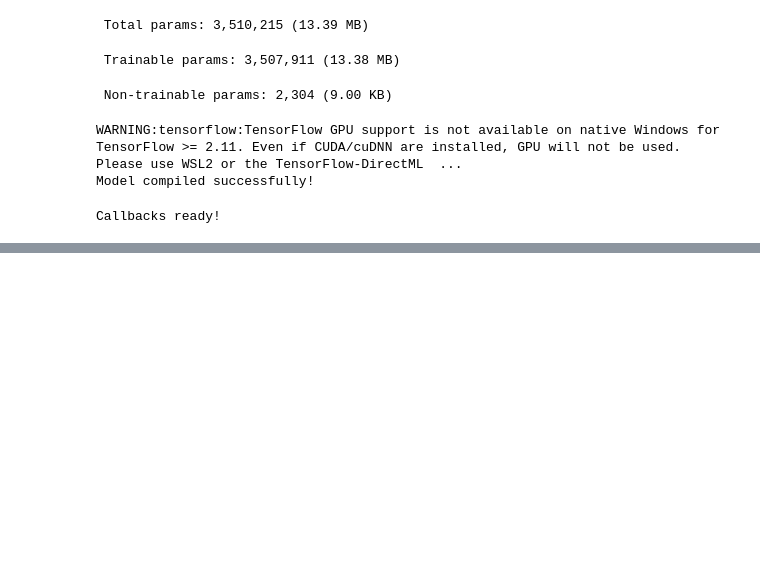
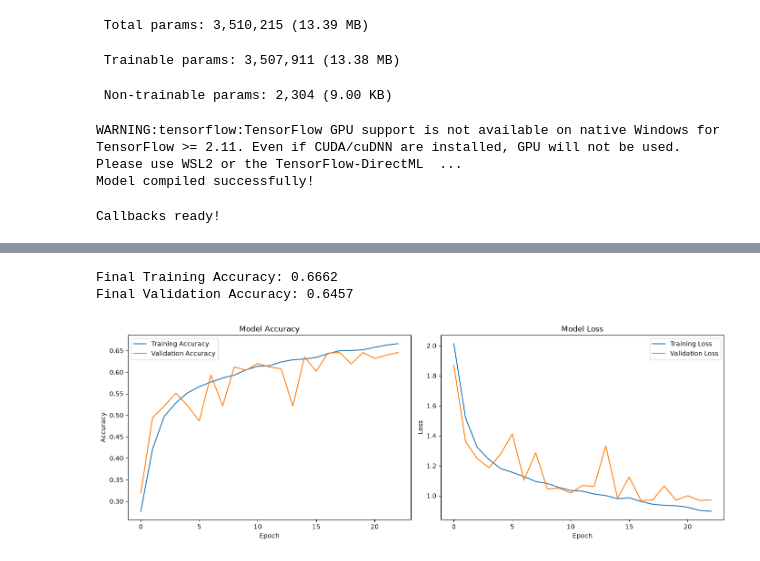
Before and after one commit to VDewMin/FaceEmo, a Jupyter notebook: notebooks/03_model.ipynb, the cells around one changed output, grey strips where cells are left out. Drawn from its saved outputs; the diff is of its cells as text; code cells hidden in the pictures; blank space fills up the shorter version.

Commit message:
added data augmentation, fixed overfitting - val accuracy 64%

```diff
--- a/notebooks/03_model.ipynb
+++ b/notebooks/03_model.ipynb
@@ -21,6 +21,16 @@ Data loaded successfully!
 X_train shape: (28709, 48, 48, 1)
 y_train shape: (28709, 7)
 # %%
+from tensorflow.keras.preprocessing.image import ImageDataGenerator
+
+augmentation = ImageDataGenerator(
+    rotation_range = 10,                # Randomly rotate images by up to 10 degrees
+    width_shift_range = 0.1,            # Randomly shift images horizontally
+    height_shift_range = 0.1,           # randomly shift images vertically
+    horizontal_flip = True,             # Randomly flip images left-right
+    zoom_range = 0.1                    # randiomly zoom in slightly
+)
+
 model = Sequential([
     #First convolutional block
     #64 filters, each 3x3 pixels, looks for basic fatures like edges
@@ -127,10 +137,9 @@ Callbacks ready!
 #Train the model
 
 history = model.fit(
-    X_train, y_train,
-    epochs=50,                       #maximum num of training rounds
-    batch_size=64,                  # num of images processed at once
-    validation_split=0.2,            #use 20% of training data for validation
+    augmentation.flow(X_train, y_train, batch_size=64),      #batch_size=64, num of images processed at once
+    epochs=50,                                               #maximum num of training rounds
+    validation_data=(X_test, y_test),                            #use 20% of training data for validation
     callbacks=[early_stopping, model_checkpoint],
     verbose = 1
 )
@@ -157,26 +166,30 @@ Epoch 5/50
 # %%
 #plot training results
 
 fig, axes = plt.subplots(1, 2, figsize=(14, 5))
 
 #accuracy plot
 axes[0].plot(history.history['accuracy'], label='Training Accuracy')
 axes[0].plot(history.history['val_accuracy'], label='Validation Accuracy')
 axes[0].set_title('Model Accuracy')
 axes[0].set_xlabel('Epoch')
 axes[0].set_ylabel('Accuracy')
 axes[0].legend()
 
 #Loss plot
 axes[1].plot(history.history['loss'], label='Training Loss')
 axes[1].plot(history.history['val_loss'], label='Validation Loss')
 axes[1].set_title('Model Loss')
-axes[1].set_x_label('Epoch')
-axes[1].set_y_label('Loss')
+axes[1].set_xlabel('Epoch')
+axes[1].set_ylabel('Loss')
 axes[1].legend()
 
 plt.tight_layout()
 plt.savefig('../models/training_curves.png')    #save the plot
 
 print(f"Final Training Accuracy: {history.history['accuracy'][-1]:.4f}")
 print(f"Final Validation Accuracy: {history.history['val_accuracy'][-1]:.4f}")
+# %% [output]
+Final Training Accuracy: 0.6662
+Final Validation Accuracy: 0.6457
+[figure, added]
```
Also changed, not shown: parts of 1 cell of this notebook, 3 other files.
